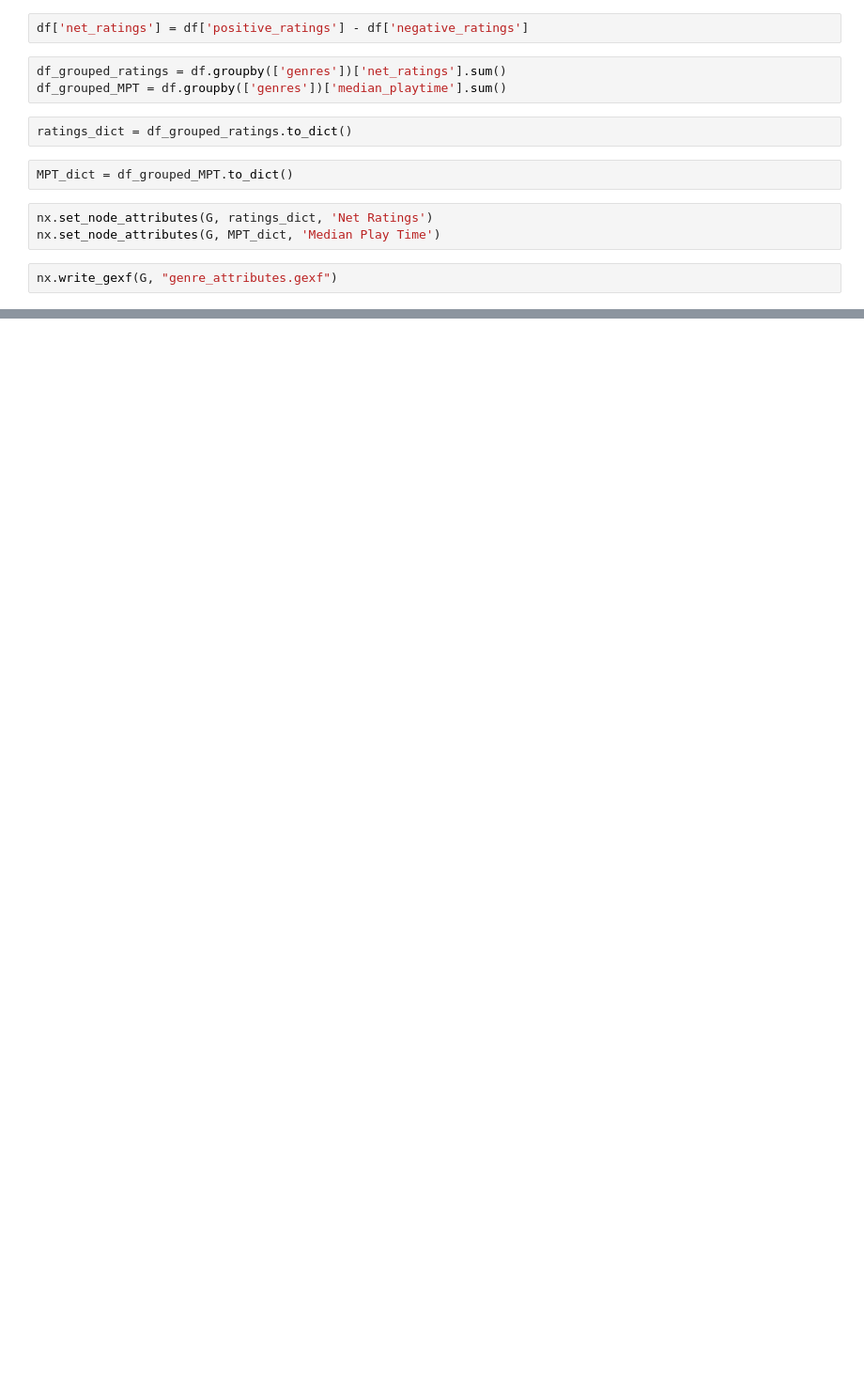
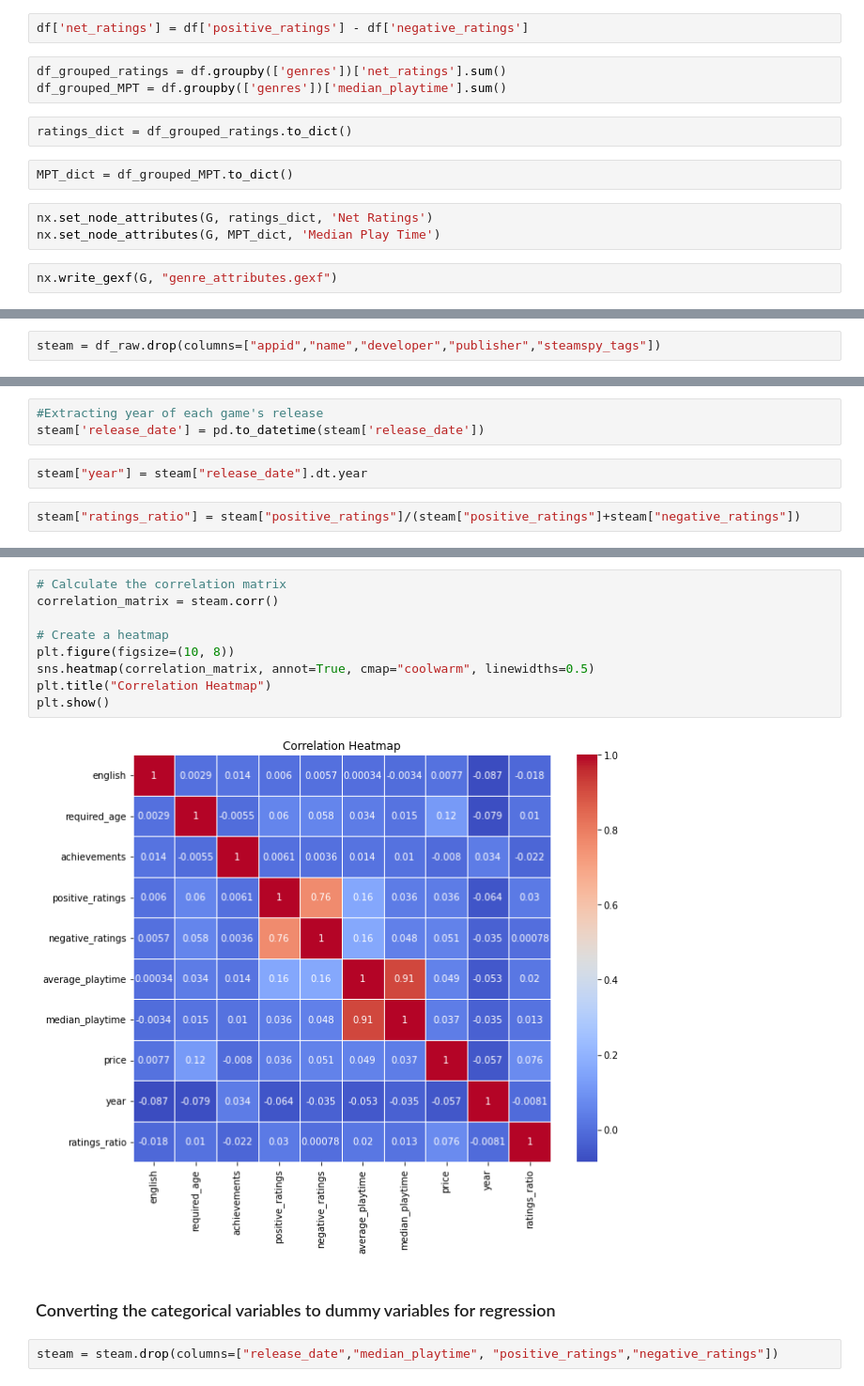
Before and after one commit to notsubash/Game-Genre-Network-Analysis, a Jupyter notebook: Steam games.ipynb, the cells around one changed output, grey strips where cells are left out. Shown at 94% size. Cells and saved outputs as stored; diff of their text form; blank space fills up the shorter version.

```diff
--- a/Steam games.ipynb
+++ b/Steam games.ipynb
@@ -505,0 +594,2 @@ nx.write_gexf(G, "genre_attributes.gexf")
+# %%
+steam = df_raw.drop(columns=["appid","name","developer","publisher","steamspy_tags"])
@@ -505,0 +612,7 @@ nx.write_gexf(G, "genre_attributes.gexf")
+# %%
+#Extracting year of each game's release
+steam['release_date'] = pd.to_datetime(steam['release_date'])
+# %%
+steam["year"] = steam["release_date"].dt.year
+# %%
+steam["ratings_ratio"] = steam["positive_ratings"]/(steam["positive_ratings"]+steam["negative_ratings"])
@@ -505,0 +635,15 @@ nx.write_gexf(G, "genre_attributes.gexf")
+# %%
+# Calculate the correlation matrix
+correlation_matrix = steam.corr()
+
+# Create a heatmap
+plt.figure(figsize=(10, 8))
+sns.heatmap(correlation_matrix, annot=True, cmap="coolwarm", linewidths=0.5)
+plt.title("Correlation Heatmap")
+plt.show()
+# %% [output]
+[figure, added]
+# %% [markdown]
+### Converting the categorical variables to dummy variables for regression
+# %%
+steam = steam.drop(columns=["release_date","median_playtime", "positive_ratings","negative_ratings"])
```
Also changed, not shown: parts of 41 cells of this notebook, 37 other files.
